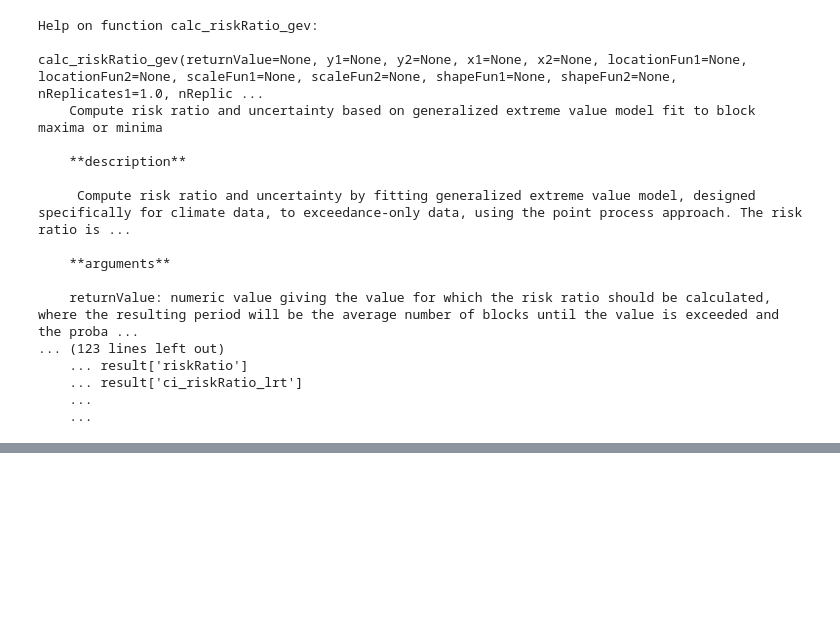
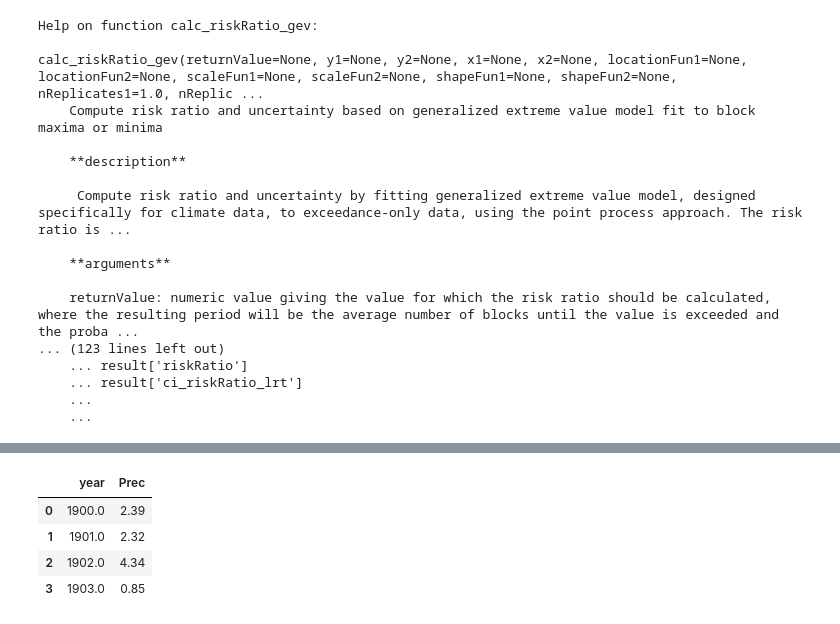
Before and after one commit to donmezkutay/msc-thesis-codes, a Jupyter notebook: exploratory.ipynb, the cells around one changed output, grey strips where cells are left out. Cells and saved outputs as stored; diff of their text form; code cells hidden in the pictures; blank space fills up the shorter version.

```diff
--- a/exploratory.ipynb
+++ b/exploratory.ipynb
@@ -322,0 +325,9 @@ calc_riskRatio_gev(returnValue=None, y1=None, y2=None, x1=None, x2=None, locatio
+# %%
+earlyPeriod = np.array((1900, 1930))
+earlyYears = np.array(range(earlyPeriod[0], earlyPeriod[1]))
+
+latePeriod = np.array((1970, 2000))
+lateYears = np.array(range(latePeriod[0], latePeriod[1]))
+
+dtMax = dt.groupby('year').max()[['Prec']]
+dtMax.reset_index(inplace=True)
@@ -322,0 +342,8 @@ calc_riskRatio_gev(returnValue=None, y1=None, y2=None, x1=None, x2=None, locatio
+# %%
+dtMax.head(4)
+# %% [output]
+|  | year | Prec |
+| 0 | 1900.0 | 2.39 |
+| 1 | 1901.0 | 2.32 |
+| 2 | 1902.0 | 4.34 |
+| 3 | 1903.0 | 0.85 |
```
Also changed, not shown: parts of 21 cells of this notebook.
